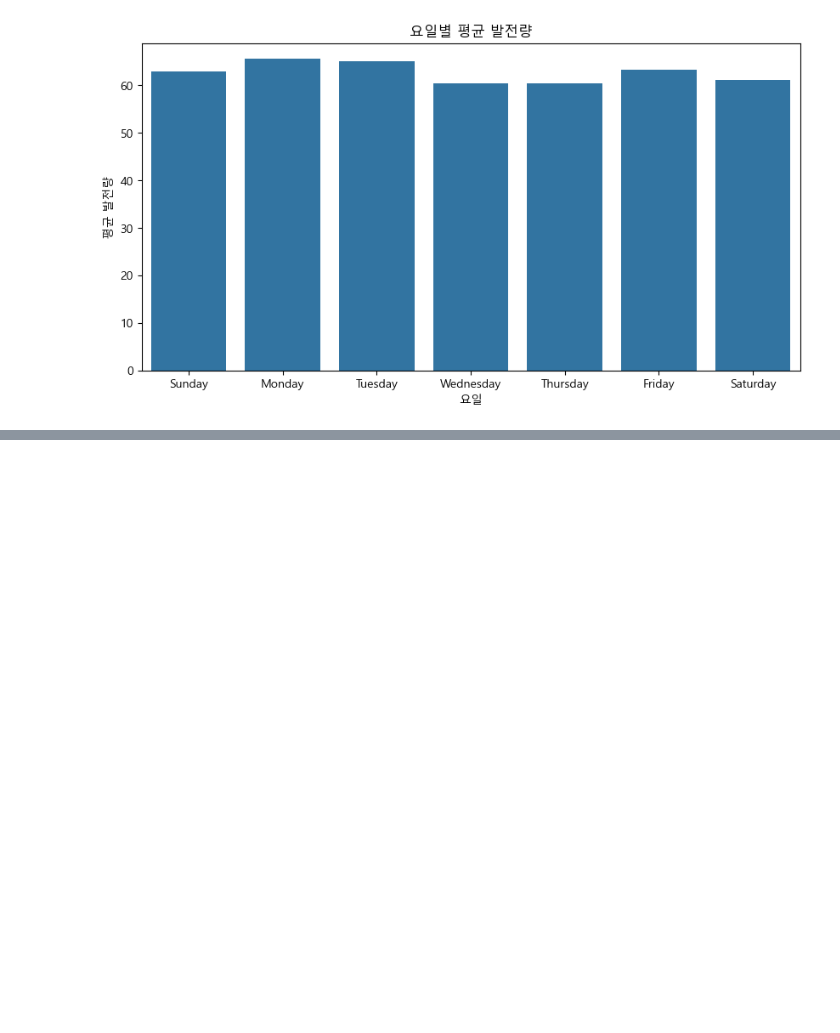
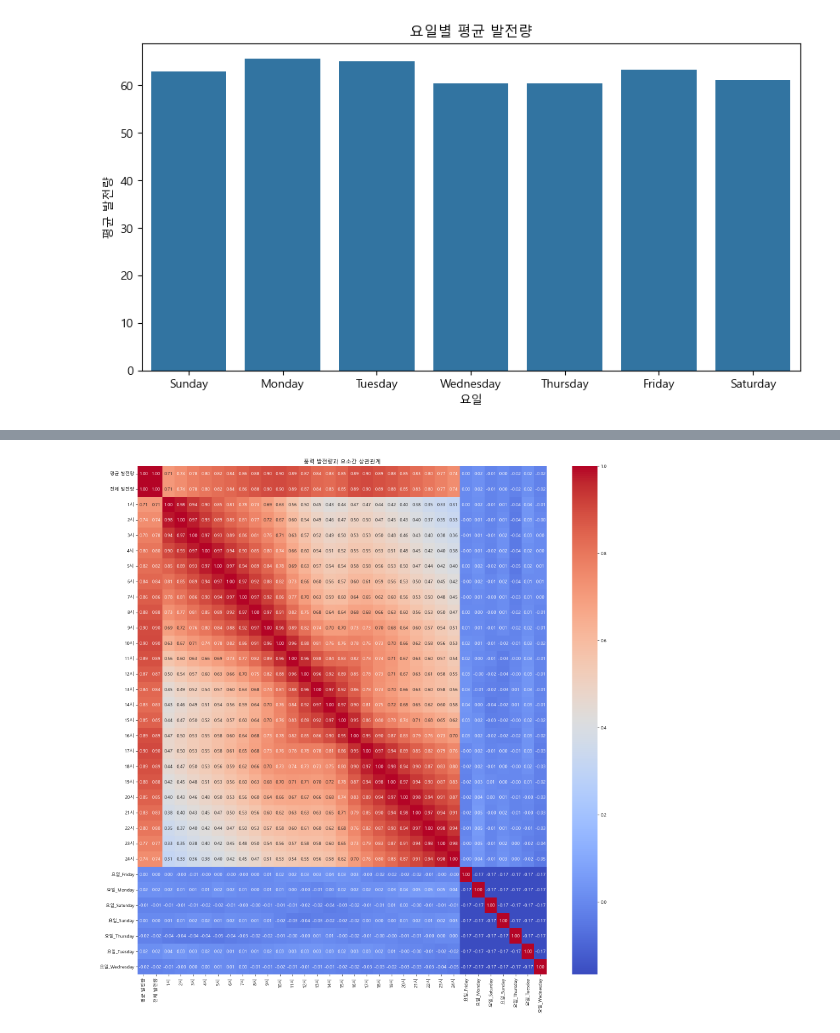
Before and after one commit to ta-ho/jeju-wind-power-forecast, a Jupyter notebook: preprocess.ipynb, the cells around one changed output, grey strips where cells are left out. Saved outputs shown, nothing was run; the diff lists cells and outputs as text; code cells hidden in the pictures; blank space fills up the shorter version.

Commit message:
heatmap needed to be changed

```diff
--- a/preprocess.ipynb
+++ b/preprocess.ipynb
@@ -142,0 +117,4 @@ plt.show()
+# %%
+# 일별 전체 발전량, 평균 발전량 각각 pxplot 그리기
+df['일'] = df['날짜'].dt.day
+df['일'].value_counts()
@@ -142,0 +161,14 @@ plt.show()
+# %%
+# 상관관계 분석
+# 먼저 상관관계 분석을 위해 요일은 원핫인코딩, 월, 일은 이미 숫자형태인 문자열이니까 단순 astype으로 숫자형으로 변환
+df_corr = pd.get_dummies(df, columns=['요일'])
+# 날짜, 월,일 열은 삭제
+df_corr.drop(['날짜', '월', '일'], axis=1, inplace=True)
+
+# heatmap으로 상관관계 분석
+plt.figure(figsize=(20, 20))
+sns.heatmap(df_corr.corr(), annot=True, fmt='.2f', cmap='coolwarm')
+plt.title('풍력 발전량과 요소간 상관관계')
+plt.show()
+# %% [output]
+[figure, added]
```
Also changed, not shown: parts of 7 cells of this notebook.
